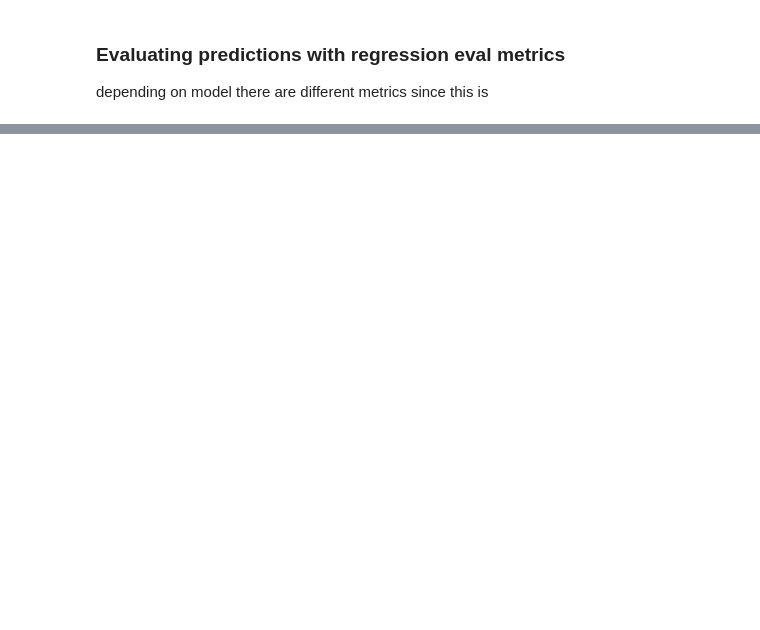
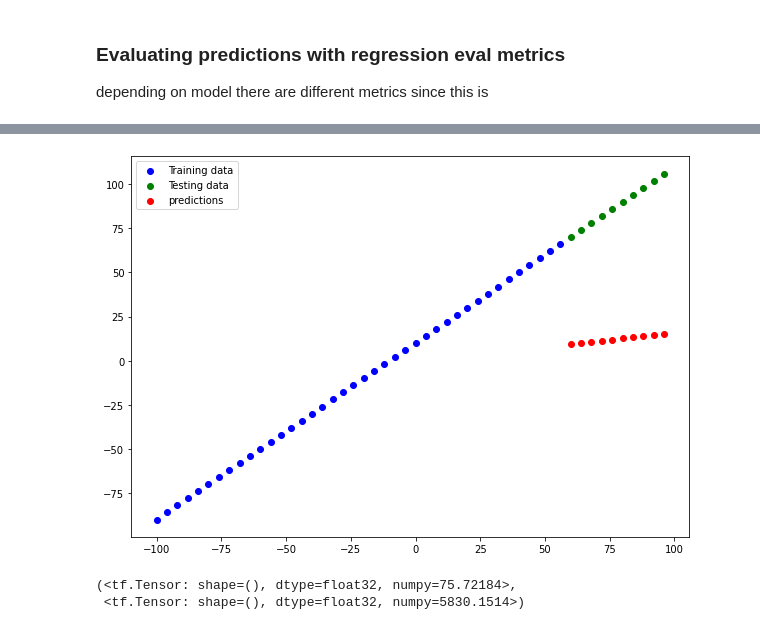
Before and after one commit to JaradAng/tensorflow_training, a Jupyter notebook: nueral_network_regression.ipynb, the cells around one changed output, grey strips where cells are left out. Saved outputs shown, nothing was run; the diff lists cells and outputs as text; code cells hidden in the pictures; blank space fills up the shorter version.

```diff
--- a/nueral_network_regression.ipynb
+++ b/nueral_network_regression.ipynb
@@ -547,0 +650,15 @@ def mse(y_true, y_pred):
+# %%
+#Build 3 model
+model3 = tf.keras.Sequential([
+    tf.keras.layers.Dense(100),
+    tf.keras.layers.Dense(100),
+    tf.keras.layers.Dense(1)
+])
+
+#Compile
+model3.compile(loss = tf.keras.losses.mae,
+               optimizer=tf.keras.optimizers.SGD(),
+               metrics=['mae'])
+
+#fit
+model3.fit(tf.expand_dims(X_train, axis=1), y_train, epochs=100)
@@ -547,0 +684,4 @@ def mse(y_true, y_pred):
+# %%
+y_preds_3= model3.predict(X_test)
+plot_pred(predictions = y_preds_3)
+# %% [output]
@@ -547,0 +689,9 @@ def mse(y_true, y_pred):
+[figure, added]
+# %%
+mse3= mse(y_test, y_preds_3)
+mae3 = mae(y_test, y_preds_3)
+
+mae3, mse3
+# %% [output]
+(<tf.Tensor: shape=(), dtype=float32, numpy=75.72184>,
+ <tf.Tensor: shape=(), dtype=float32, numpy=5830.1514>)
```
Also changed, not shown: parts of 31 cells of this notebook.
